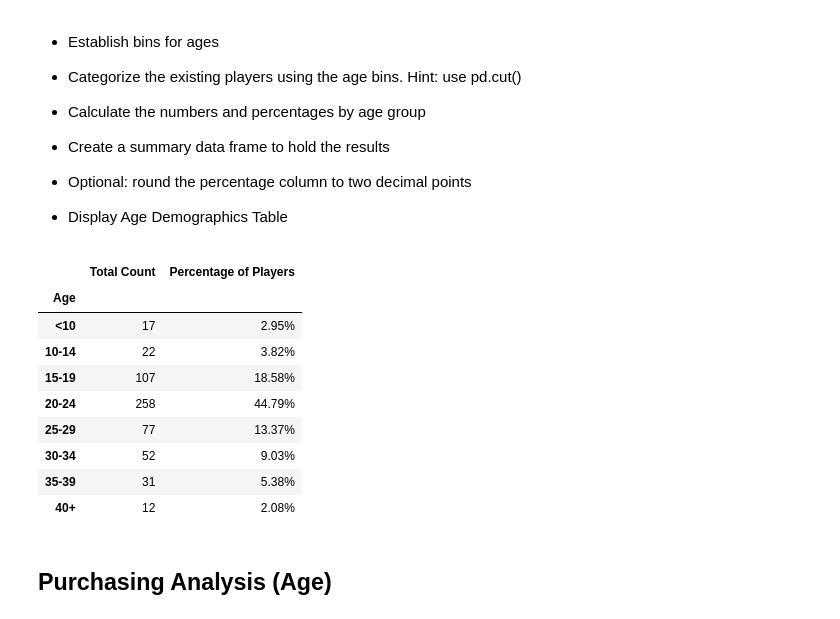
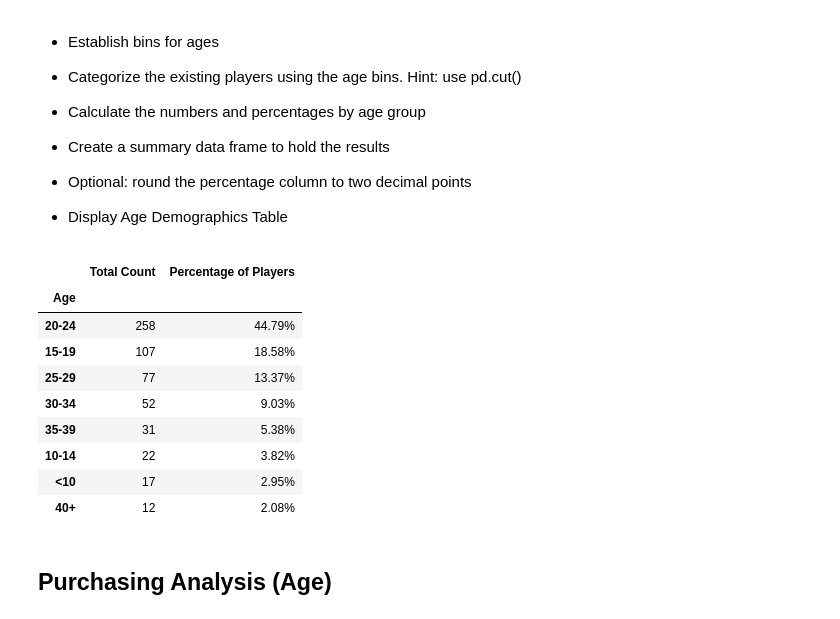
Before and after one commit to carolyan1/Pandas-Challenge, a Jupyter notebook: HeroesOfPymoli/HeroesOfPymoli.ipynb, the cells around one changed output. Cells and saved outputs as stored; diff of their text form; code cells hidden in the pictures.

```diff
--- a/HeroesOfPymoli/HeroesOfPymoli.ipynb
+++ b/HeroesOfPymoli/HeroesOfPymoli.ipynb
@@ -170,34 +170,34 @@ Purchasing_Analysis
 # %%
 #create bins and their group names
 #pd.cut(x,bins,labels,include_lowest=True)
 bins = [0,9,14,19,24,29,34,39,100]
 group_name = ["<10","10-14","15-19","20-24","25-29","30-34","35-39","40+"]
 age = pd.cut(Distinct_SN_df["Age"], bins, labels=group_name, include_lowest=True)
 age = pd.DataFrame(age)
 
 #Count people in different age group
 total_count_age = age.value_counts()
 
 #Count percentage
 age_percentage = total_count_age/total_player*100
 age_percentage = age_percentage.map("{:.2f}%".format)
 
 #Display Dataframe
 age_demographics = pd.DataFrame({"Total Count": total_count_age,
                                 "Percentage of Players": age_percentage})
-
+age_demographics
 #Clean up
-age_demographics.sort_index()
+#age_demographics.sort_index()
 # %% [output]
 |  | Total Count | Percentage of Players |
 | Age |  |  |
-| <10 | 17 | 2.95% |
-| 10-14 | 22 | 3.82% |
+| 20-24 | 258 | 44.79% |
 | 15-19 | 107 | 18.58% |
-| 20-24 | 258 | 44.79% |
 | 25-29 | 77 | 13.37% |
 | 30-34 | 52 | 9.03% |
 | 35-39 | 31 | 5.38% |
+| 10-14 | 22 | 3.82% |
+| <10 | 17 | 2.95% |
 | 40+ | 12 | 2.08% |
 # %% [markdown]
 ## Purchasing Analysis (Age)
```
Also changed, not shown: parts of 10 cells of this notebook, 1 other file.
